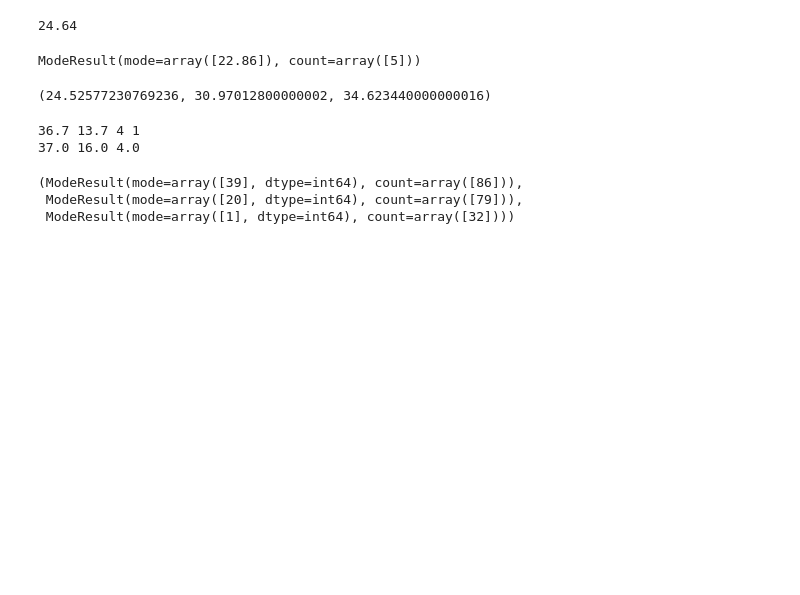
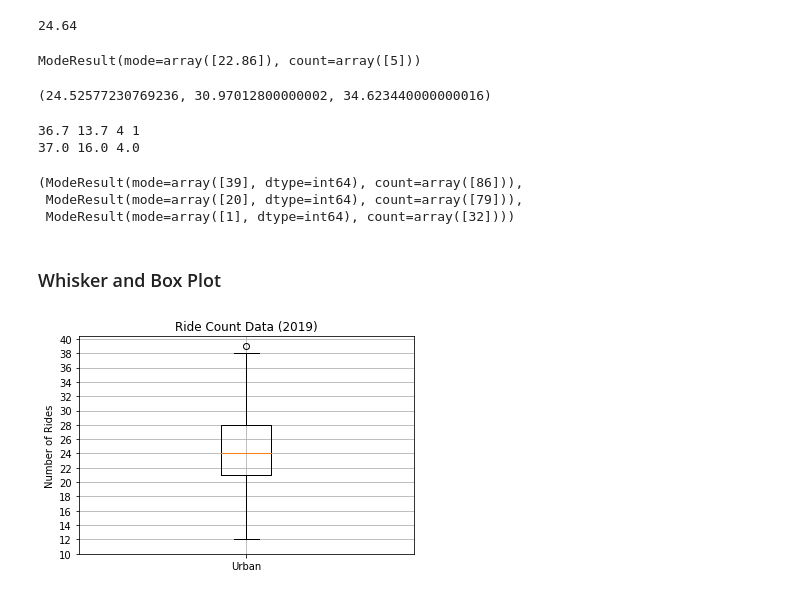
Before and after one commit to juliomeza/PyBer_Analysis, a Jupyter notebook: PyBer.ipynb, the cells around one changed output. Cells and saved outputs as stored; diff of their text form; code cells hidden in the pictures; blank space fills up the shorter version.

```diff
--- a/PyBer.ipynb
+++ b/PyBer.ipynb
@@ -363,3 +363,16 @@ sts.mode(urban_drivers), sts.mode(suburban_drivers), sts.mode(rural_drivers)
 (ModeResult(mode=array([39], dtype=int64), count=array([86])),
  ModeResult(mode=array([20], dtype=int64), count=array([79])),
  ModeResult(mode=array([1], dtype=int64), count=array([32])))
+# %% [markdown]
+### Whisker and Box Plot
+# %%
+fig, ax = plt.subplots()
+ax.boxplot(urban_ride_count, labels=['Urban'])
+ax.set_title('Ride Count Data (2019)')
+ax.set_ylabel('Number of Rides')
+ax.set_yticks(np.arange(10, 41, 2))
+
+plt.grid()
+plt.show()
+# %% [output]
+[figure, added]
```
Also changed, not shown: parts of 7 cells of this notebook.
